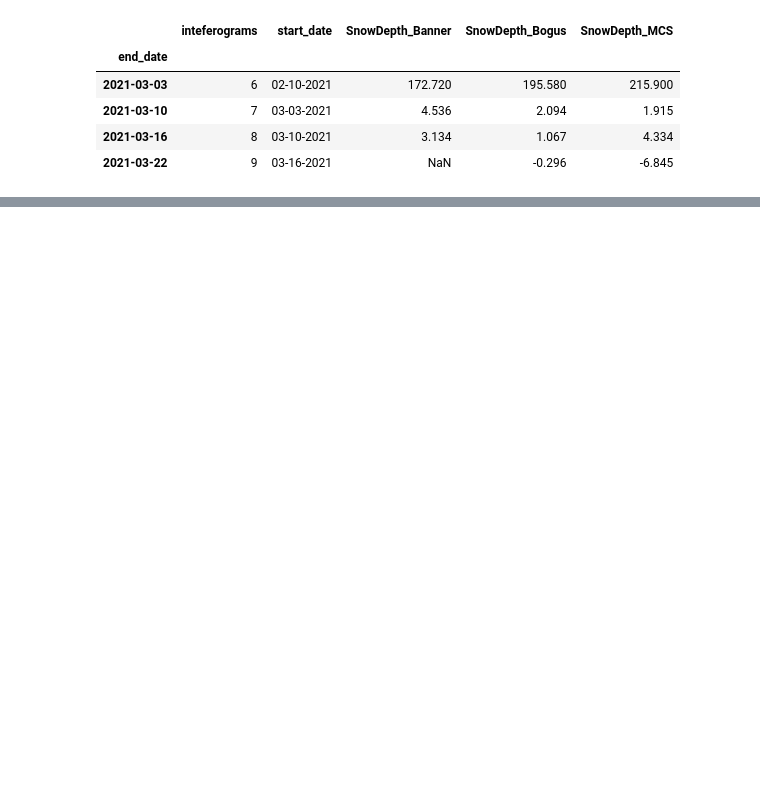
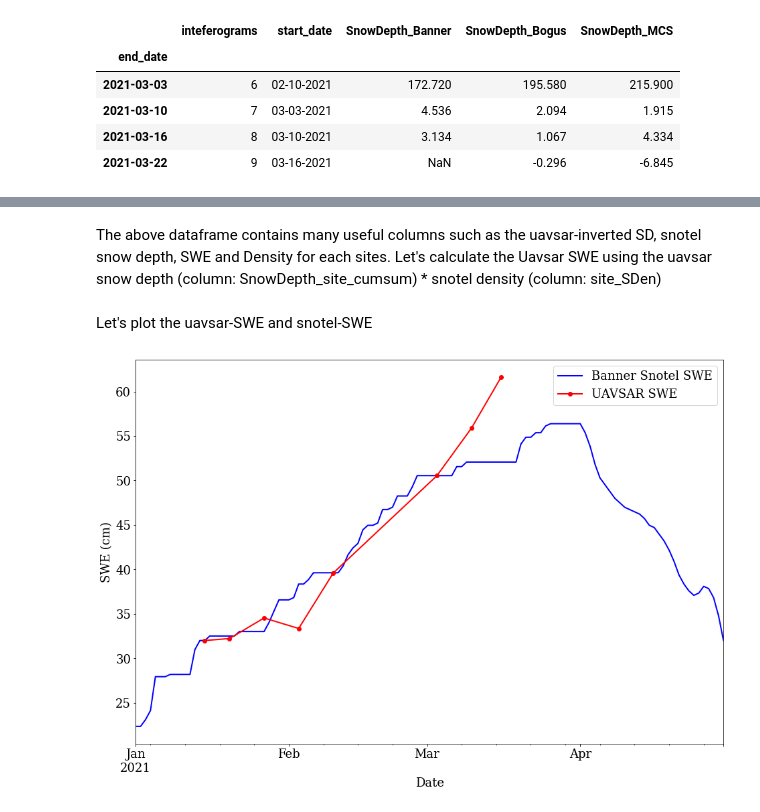
Before and after one commit to Surfix/snow-analytics, a Jupyter notebook: lowman/notebooks/5e_SnotelSWEVsUAVSAR.ipynb, the cells around one changed output, grey strips where cells are left out. Drawn from its saved outputs; the diff is of its cells as text; code cells hidden in the pictures; blank space fills up the shorter version.

```diff
--- a/lowman/notebooks/5e_SnotelSWEVsUAVSAR.ipynb
+++ b/lowman/notebooks/5e_SnotelSWEVsUAVSAR.ipynb
@@ -92,0 +54,4 @@ See the caveats in the documentation: https://pandas.pydata.org/pandas-docs/stab
+# %%
+#Concat the snotel dataframes
+snotel_data = pd.concat([ban, bog, MCS], axis=1).drop(['WTEQ.I-1 (in) ','SNWD.I-1 (in) '], axis=1)
+snotel_data.head()
@@ -263,9 +230,9 @@ MCS SWE is 67.056
 # %%
 #Replace the nan with snotel value at that date
 
-uavsar_SD_df_wet.loc['03-03-2021', 'SnowDepth_Banner'] = ban.loc['2021-03-03', 'SD(cm)']
-uavsar_SD_df_wet.loc['03-03-2021', 'SnowDepth_Bogus'] = bog.loc['2021-03-03', 'SD(cm)']
-uavsar_SD_df_wet.loc['03-03-2021', 'SnowDepth_MCS'] = MCS.loc['2021-03-03', 'SD(cm)']
+uavsar_SD_df_wet.loc['03-03-2021', 'SnowDepth_Banner'] = snotel_data.loc['2021-03-03', 'ban_SD(cm)']
+uavsar_SD_df_wet.loc['03-03-2021', 'SnowDepth_Bogus'] = snotel_data.loc['2021-03-03', 'bog_SD(cm)']
+uavsar_SD_df_wet.loc['03-03-2021', 'SnowDepth_MCS'] = snotel_data.loc['2021-03-03', 'MCS_SD(cm)']
 uavsar_SD_df_wet
 # %% [output]
 |  | inteferograms | start_date | SnowDepth_Banner | SnowDepth_Bogus | SnowDepth_MCS |
@@ -318,3 +285,7 @@ uavsar_SD_df_conc
 | 2021-03-10 | 7 | 03-03-2021 | 4.536 | 2.094 | 1.915 | 177.256 | ... |
 | 2021-03-16 | 8 | 03-10-2021 | 3.134 | 1.067 | 4.334 | 180.390 | ... |
 | 2021-03-22 | 9 | 03-16-2021 | NaN | -0.296 | -6.845 | NaN | ... |
+# %%
+#concatenate the snotel_data and Uavsar_SD_df_conc
+uavsar_snotel = pd.concat([uavsar_SD_df_conc, snotel_data], join = 'inner',axis=1).drop(['SnowDepth_Banner', 'SnowDepth_Bogus', 'SnowDepth_MCS'], axis=1)
+uavsar_snotel
@@ -320,0 +303,33 @@ uavsar_SD_df_conc
+# %% [markdown]
+The above dataframe contains many useful columns such as the uavsar-inverted SD, snotel snow depth, SWE and Density for each sites. Let's calculate the Uavsar SWE using the uavsar snow depth (column: SnowDepth_site_cumsum) * snotel density (column: site_SDen)
+# %%
+uavsar_snotel['SWE_Banner_cumsum'] = uavsar_snotel['SnowDepth_Banner_cumsum'] * uavsar_snotel['ban_SDen(cm)']
+uavsar_snotel['SWE_Bogus_cumsum'] = uavsar_snotel['SnowDepth_Bogus_cumsum'] * uavsar_snotel['bog_SDen(cm)']
+uavsar_snotel['SWE_MCS_cumsum'] = uavsar_snotel['SnowDepth_MCS_cumsum'] * uavsar_snotel['MCS_SDen(cm)']
+# %% [markdown]
+Let's plot the uavsar-SWE and snotel-SWE
+# %%
+#create a figure and axes elements
+fig, ax = plt.subplots(figsize=(13,9), constrained_layout=True)
+
+#plot snowtel data and uavsar data
+snotel_data['ban_SWE(cm)'].plot(ax=ax, color='blue', linewidth=2, label='Banner Snotel SWE')
+uavsar_snotel['SWE_Banner_cumsum'].plot(ax=ax, color='red', linewidth=2, label='UAVSAR SWE', marker='o')
+
+#change tick location
+# ax.yaxis.set_major_locator(plt.MaxNLocator(13))
+# ax.yaxis.set_major_locator(plt.MultipleLocator(10))
+
+
+
+ax.set_ylabel('SWE (cm)')
+ax.set_xlabel('Date')
+ax.legend(loc='best')
+
+
+plt.show()
+
+# #save the figure
+# fig.savefig('UAVSAR-snotel-lidar2.jpeg', dpi=500)
+# %% [output]
+[figure, added]
```
Also changed, not shown: parts of 16 cells of this notebook, 11 other files.
